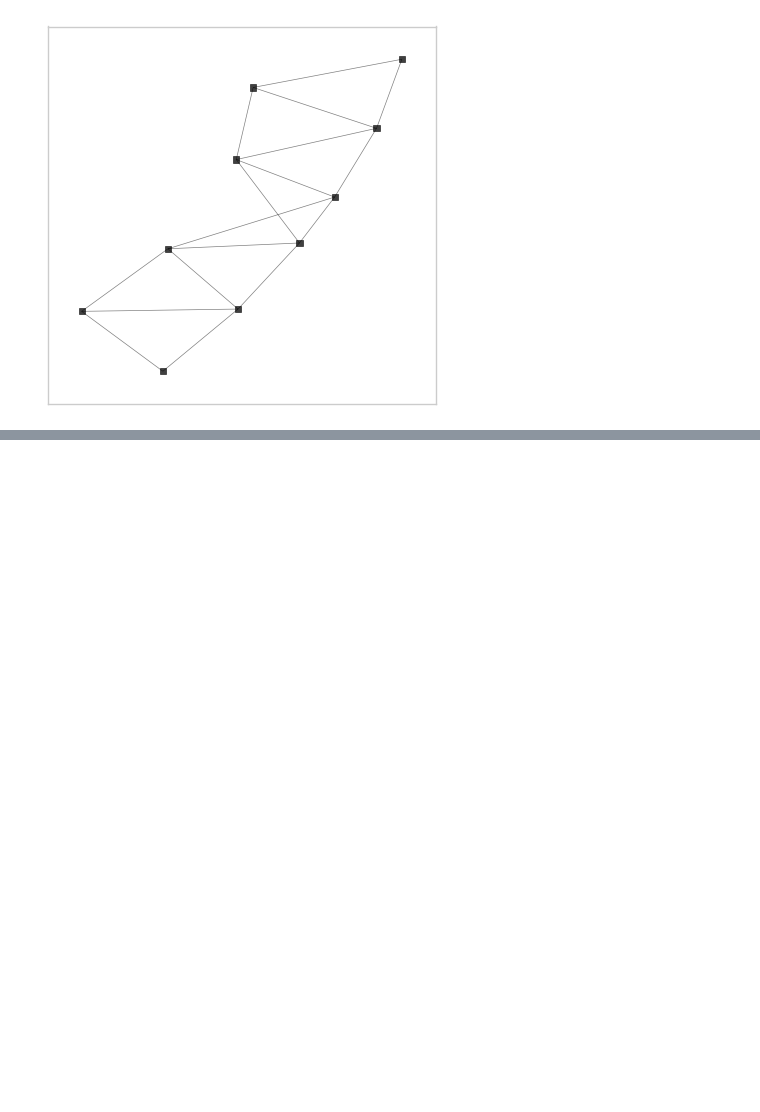
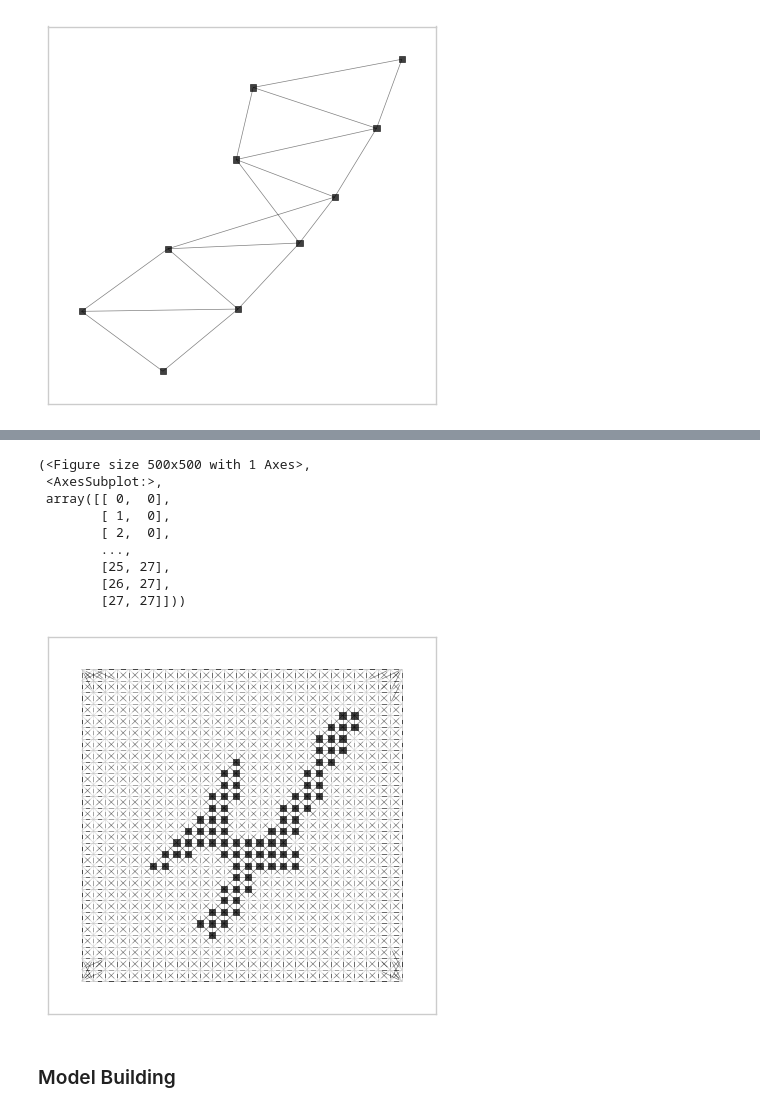
Before and after one commit to firqaaa/Graph, a Jupyter notebook: Spektral-GNN-MNIST.ipynb, the cells around one changed output, grey strips where cells are left out. Drawn from its saved outputs; the diff is of its cells as text; code cells hidden in the pictures; blank space fills up the shorter version.

```diff
--- a/Spektral-GNN-MNIST.ipynb
+++ b/Spektral-GNN-MNIST.ipynb
@@ -162,0 +188,19 @@ draw_graph_mpl(G);
+# %%
+G = nx.from_scipy_sparse_matrix(data.a)
+for k, pix_val in zip(G.nodes, data.X_train[9].reshape((MNIST_SIZE, MNIST_SIZE))[::-1,:].flatten()):
+    G.nodes[k]['label'] = ''
+    G.nodes[k]['color'] = 'black' if pix_val > 0.5 else 'white'
+draw_graph_mpl(G, pos=np.stack([xx.ravel(), yy.ravel()], -1))
+# %% [output]
+(<Figure size 500x500 with 1 Axes>,
+ <AxesSubplot:>,
+ array([[ 0,  0],
+        [ 1,  0],
+        [ 2,  0],
+        ...,
+        [25, 27],
+        [26, 27],
+        [27, 27]]))
+[figure, added]
+# %% [markdown]
+### Model Building
```
Also changed, not shown: parts of 9 cells of this notebook.
